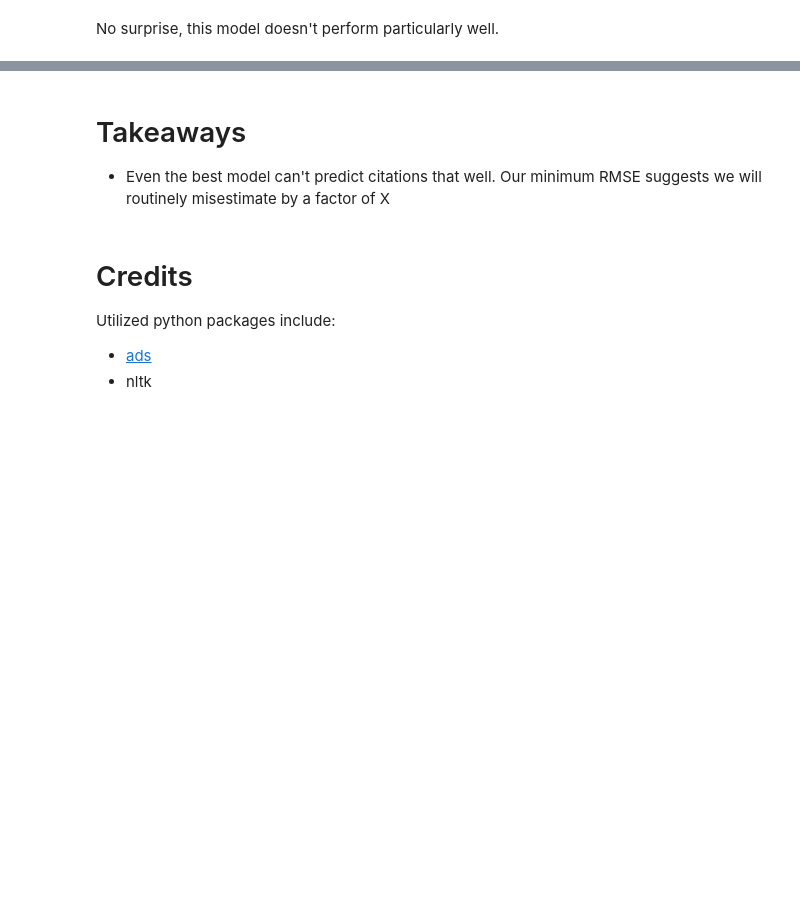
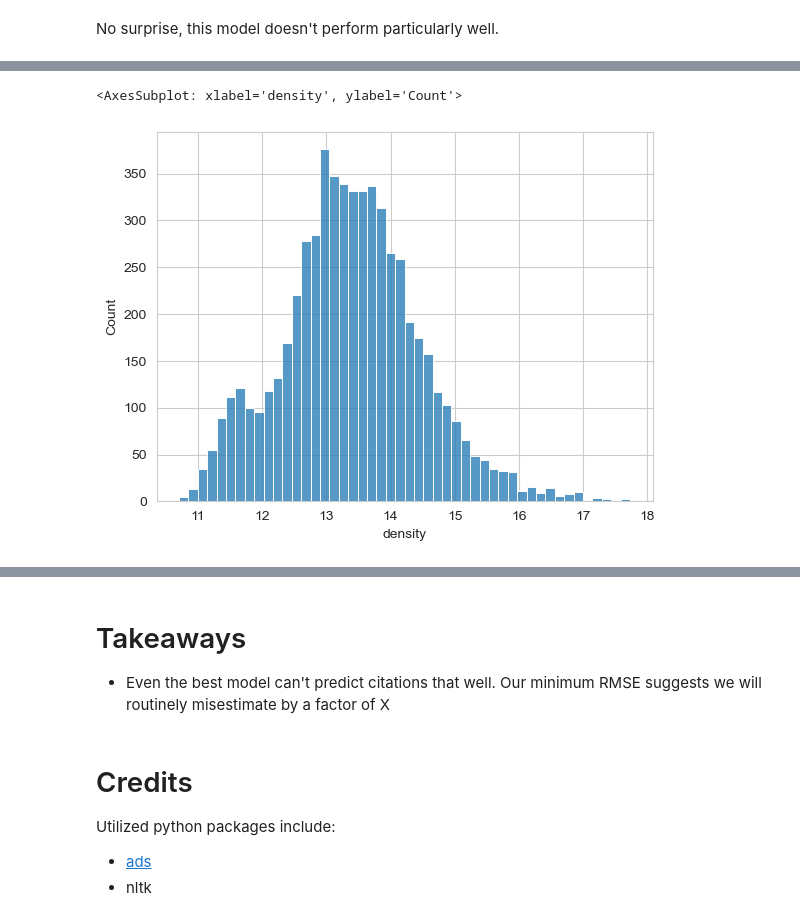
Before and after one commit to zhafen/work-sample, a Jupyter notebook: citation_prediction.ipynb, the cells around one changed output, grey strips where cells are left out. Drawn from its saved outputs; the diff is of its cells as text; code cells hidden in the pictures; blank space fills up the shorter version.

```diff
--- a/citation_prediction.ipynb
+++ b/citation_prediction.ipynb
@@ -530,0 +620,8 @@ Much better. It's interpretable, too!
+# %%
+sns.histplot(
+    df_train,
+    x = 'density',
+)
+# %% [output]
+<AxesSubplot: xlabel='density', ylabel='Count'>
+[figure, added]
```
Also changed, not shown: parts of 30 cells of this notebook.
